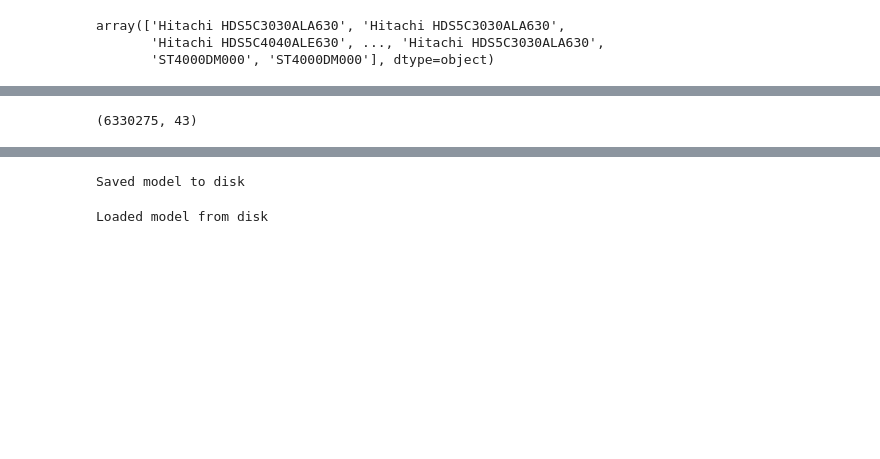
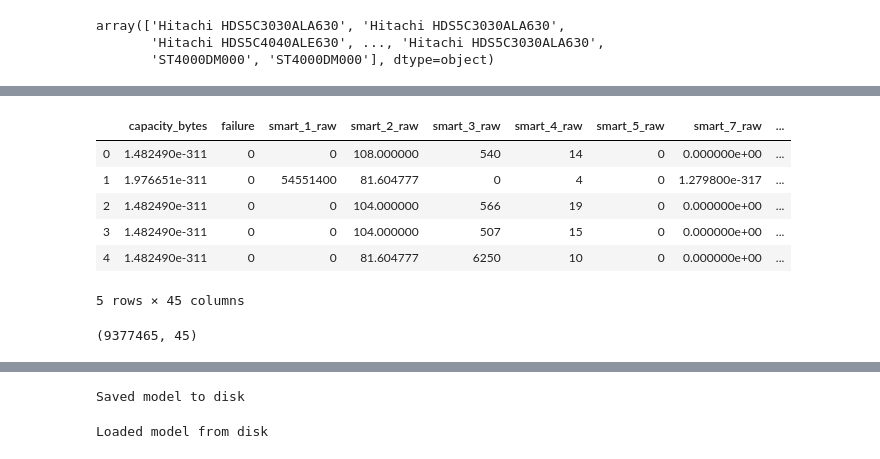
Before and after one commit to djzenma/Dell, a Jupyter notebook: anomaly_detection.ipynb, the cells around one changed output, grey strips where cells are left out. Cells and saved outputs as stored; diff of their text form; code cells hidden in the pictures; blank space fills up the shorter version.

```diff
--- a/anomaly_detection.ipynb
+++ b/anomaly_detection.ipynb
@@ -71,25 +73,32 @@ TEST_PCT = 0.2
 # %%
 df_norm = df
 
 # Drop the following columns
-df_norm.drop(['date', 'model', 'serial_number'], axis=1, inplace=True)
+df_norm.drop(['date', 'model', 'serial_number', 'Unnamed: 0'], axis=1, inplace=True)
 
 # Drop normalized columns
 df_norm = df_norm[df_norm.columns.drop(list(df_norm.filter(regex='normalized')))]
 
 # Drop Duplicate Rows
 df_norm = df_norm.drop_duplicates(subset=None, keep='first', inplace=False).reset_index(drop=True)
 
 # Drop Columns where all entries are NAN
 df_norm.dropna(axis=1, how='all', inplace=True)
 
 # Replace NaNs with mean
 df_norm.fillna(df_norm.mean(), inplace=True)
 
-df_norm.head()
+display(df_norm.head())
 df_norm.shape
 # %% [output]
+|  | capacity_bytes | failure | smart_1_raw | smart_2_raw | smart_3_raw | smart_4_raw | smart_5_raw | smart_7_raw | ... |
+| 0 | 1.482490e-311 | 0 | 0 | 108.000000 | 540 | 14 | 0 | 0.000000e+00 | ... |
+| 1 | 1.976651e-311 | 0 | 54551400 | 81.604777 | 0 | 4 | 0 | 1.279800e-317 | ... |
+| 2 | 1.482490e-311 | 0 | 0 | 104.000000 | 566 | 19 | 0 | 0.000000e+00 | ... |
+| 3 | 1.482490e-311 | 0 | 0 | 104.000000 | 507 | 15 | 0 | 0.000000e+00 | ... |
+| 4 | 1.482490e-311 | 0 | 0 | 81.604777 | 6250 | 10 | 0 | 0.000000e+00 | ... |
-(6330275, 43)
+5 rows × 45 columns
+(9377465, 45)
 # %%
 # Split
 train_x, test_x = train_test_split(df_norm, test_size=TEST_PCT, random_state=RANDOM_SEED)
```
Also changed, not shown: parts of 14 cells of this notebook, 11 other files.
